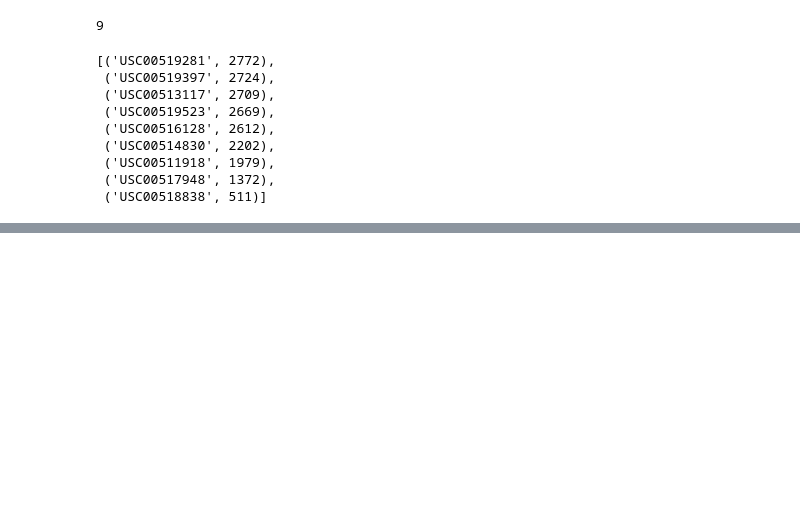
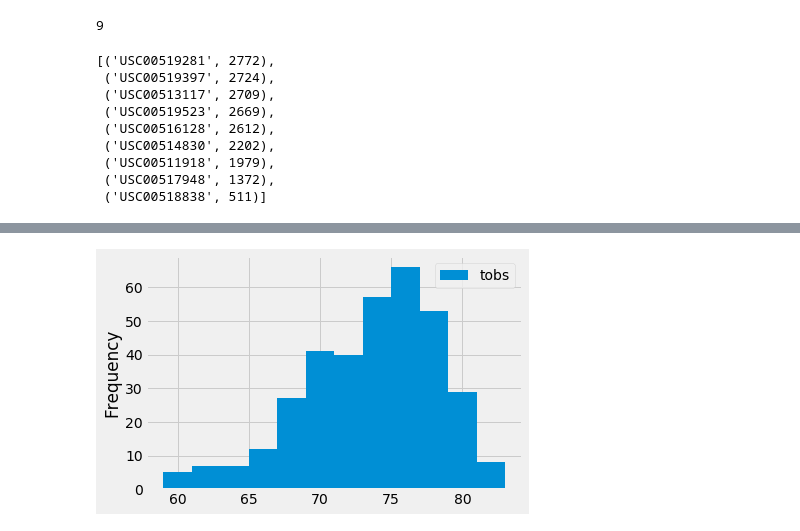
Before and after one commit to Sbrown146/Class-Homework, a Jupyter notebook: Advanced_SQL_Homework/SQL_Advanced_Homework.ipynb, the cells around one changed output, grey strips where cells are left out. Saved outputs shown, nothing was run; the diff lists cells and outputs as text; code cells hidden in the pictures; blank space fills up the shorter version.

```diff
--- a/Advanced_SQL_Homework/SQL_Advanced_Homework.ipynb
+++ b/Advanced_SQL_Homework/SQL_Advanced_Homework.ipynb
@@ -103,0 +140,16 @@ Max_Station_Stats
+# %%
+# Histogram DataFrame.  Last 12 months of temperature date for
+# station USC00519281.
+
+session=Session(engine)
+Temp_281=session.query(Measurement.station, Measurement.date, Measurement.tobs). \
+    filter(Measurement.date < '2017-08-24').  \
+    filter(Measurement.date > '2016-08-22').  \
+    filter(Measurement.station==Station_total_prcp[0][0]).all()
+
+
+
+Temp_281_df=pd.DataFrame(Temp_281)
+Temp_281_df=Temp_281_df.drop(columns=['date'])
+Temp_281_df=Temp_281_df.set_index('station')
+Temp_281_df.head()
@@ -103,0 +164,9 @@ Max_Station_Stats
+# %%
+# Temperature Observations for Station USC00519281.
+# Kinda like a chi-squared distribution.
+
+hist_281=Temp_281_df[["tobs"]].plot(kind='hist', bins=12, rwidth=1.0)
+plt.savefig("281 Temperature Histogram")
+plt.show()
+# %% [output]
+[figure, added]
```
Also changed, not shown: parts of 28 cells of this notebook, 5 other files.
